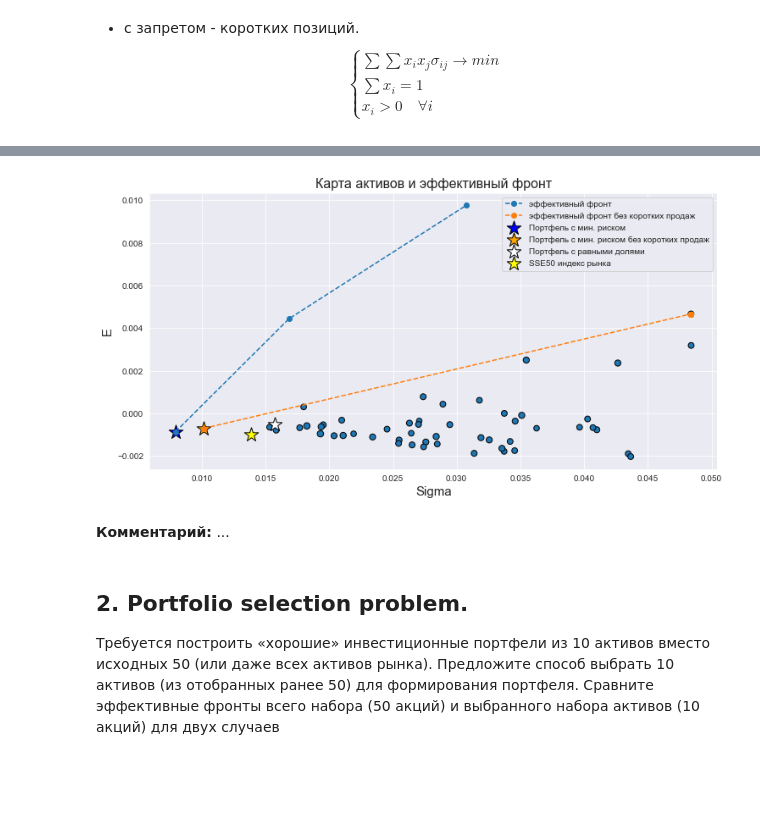
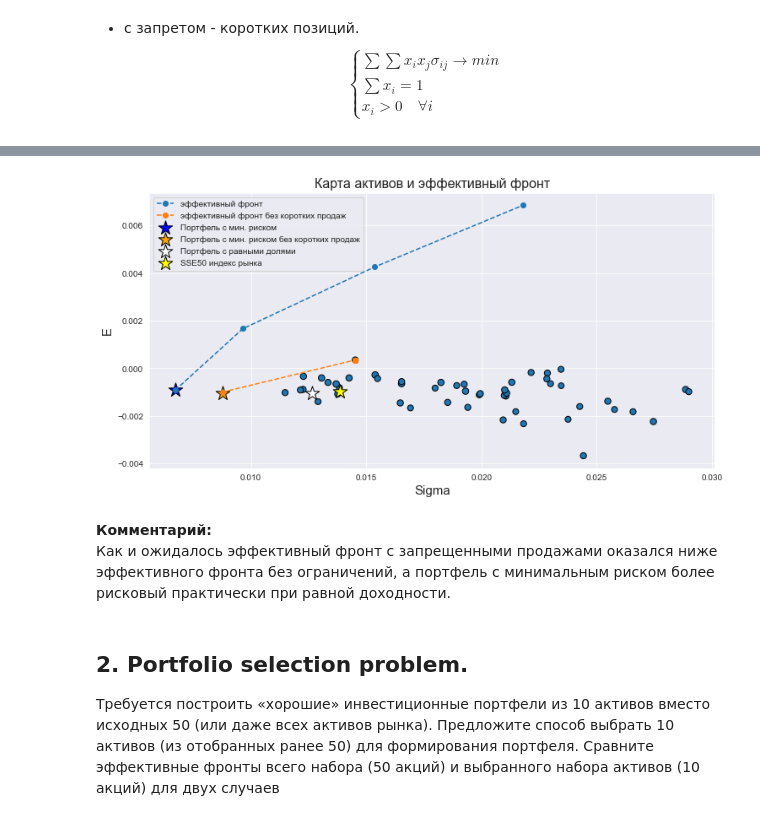
Before and after one commit to CodeSopranos/lab-2-financial-operations, a Jupyter notebook: report.ipynb, the cells around one changed output, grey strips where cells are left out. Saved outputs shown, nothing was run; the diff lists cells and outputs as text; code cells hidden in the pictures; blank space fills up the shorter version.

```diff
--- a/report.ipynb
+++ b/report.ipynb
@@ -118,0 +138,3 @@ selected50.head()
+# %%
+selected50 = sse_stat.iloc[:-1]
+selected50.head()
@@ -153,12 +182,12 @@ def optimize_portfolio(risk_porfolio,
 
 $$ \begin{cases} \sum \sum x_i x_j \sigma_{ij} \rightarrow  min \\ \sum x_i = 1 \end{cases} $$
 # %%
-r_matrix, mean_vec, cov_matrix = get_return_mean_cov(selected50)
+r_matrix, mean_vec, cov_matrix = get_return_mean_cov(selected50, sse_components=True)
 # %%
 N = 50
 psigmas = []
 preturns = []
-bounds = ((-1, 1),)
+bounds = ((None, None),)
 
 
 
@@ -169,7 +198,7 @@ X_min_risk = optimize_portfolio(risk_porfolio,
                            N)
 min_risk = risk_porfolio(X_min_risk, cov_matrix)
 min_risk_preturn = np.dot(X_min_risk, selected50['E'].values)
-target_range = np.linspace(min_risk_preturn, 0.1, 20)
+target_range = np.linspace(min_risk_preturn, 0.1, 40)
 
 for portfolio_return in tqdm_notebook(target_range):
     X = optimize_portfolio(risk_porfolio,
@@ -206,7 +235,7 @@ X_min_risk_ns = optimize_portfolio(risk_porfolio,
                                    N)
 min_risk_ns = risk_porfolio(X_min_risk_ns, cov_matrix)
 min_risk_preturn_ns = np.dot(X_min_risk_ns, selected50['E'].values)
-target_range = np.linspace(min_risk_preturn_ns, 1, 20)
+target_range = np.linspace(-0.001, 1, 100)
 
 
 for portfolio_return in tqdm_notebook(target_range):
@@ -231,31 +260,33 @@ plt.show()
 # %%
-p = 3
+p = 4
 plot_mean_var_map(selected50, title='Карта активов и эффективный фронт')
 plt.plot(psigmas[:p], preturns[:p], 'o--', label='эффективный фронт')
 plt.plot(psigmas_no_short, preturns_no_short, 'o--', label='эффективный фронт без коротких продаж')
 
 plt.scatter(min_risk, min_risk_preturn, c='blue',
             marker='*', s=300, edgecolors='black',
             label='Портфель с мин. риском')
 
 plt.scatter(min_risk_ns, min_risk_preturn_ns, c='orange',
             marker='*', s=300, edgecolors='black',
             label='Портфель с мин. риском без коротких продаж')
 
-risk_pequals = risk_porfolio(np.ones(50) / 50 , cov_matrix )
+risk_pequals = risk_porfolio(np.ones(50) / 50, cov_matrix )
 return_pequals = np.dot((np.ones(50) / 50),  selected50['E'].values)
+
 plt.scatter(risk_pequals, return_pequals, c='white',
             marker='*', s=300, label='Портфель с равными долями', edgecolors='black')
+
 
 plt.scatter(Sigma_sse50, E_sse50, c='yellow',
             marker='*', s=300, label='SSE50 индекс рынка', edgecolors='black')
 
 plt.legend()
 plt.show()
 # %% [output]
-[figure, old version]
+[figure, new version]
-# %% [markdown]
-**Комментарий:** ...
+# %% [markdown]
+**Комментарий:** <br>Как и ожидалось эффективный фронт с запрещенными продажами оказался ниже эффективного фронта без ограничений, а портфель с минимальным риском более рисковый практически при равной доходности.
 # %% [markdown]
 ## 2. Portfolio selection problem.
 Требуется построить «хорошие» инвестиционные портфели из 10 активов вместо исходных 50 (или даже всех активов рынка). Предложите способ выбрать 10 активов (из отобранных ранее 50) для формирования портфеля. Сравните эффективные фронты всего набора (50 акций) и выбранного набора активов (10 акций) для двух случаев
```
Also changed, not shown: parts of 60 cells of this notebook.
